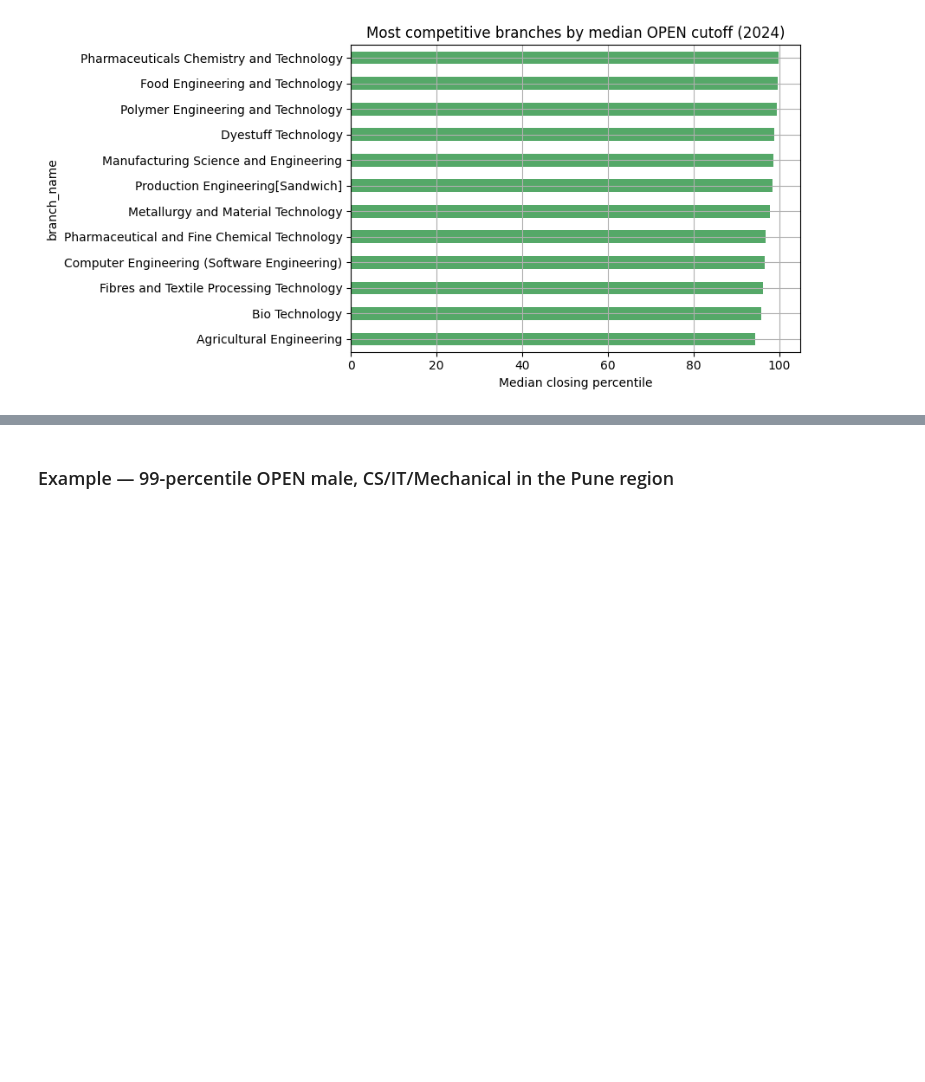
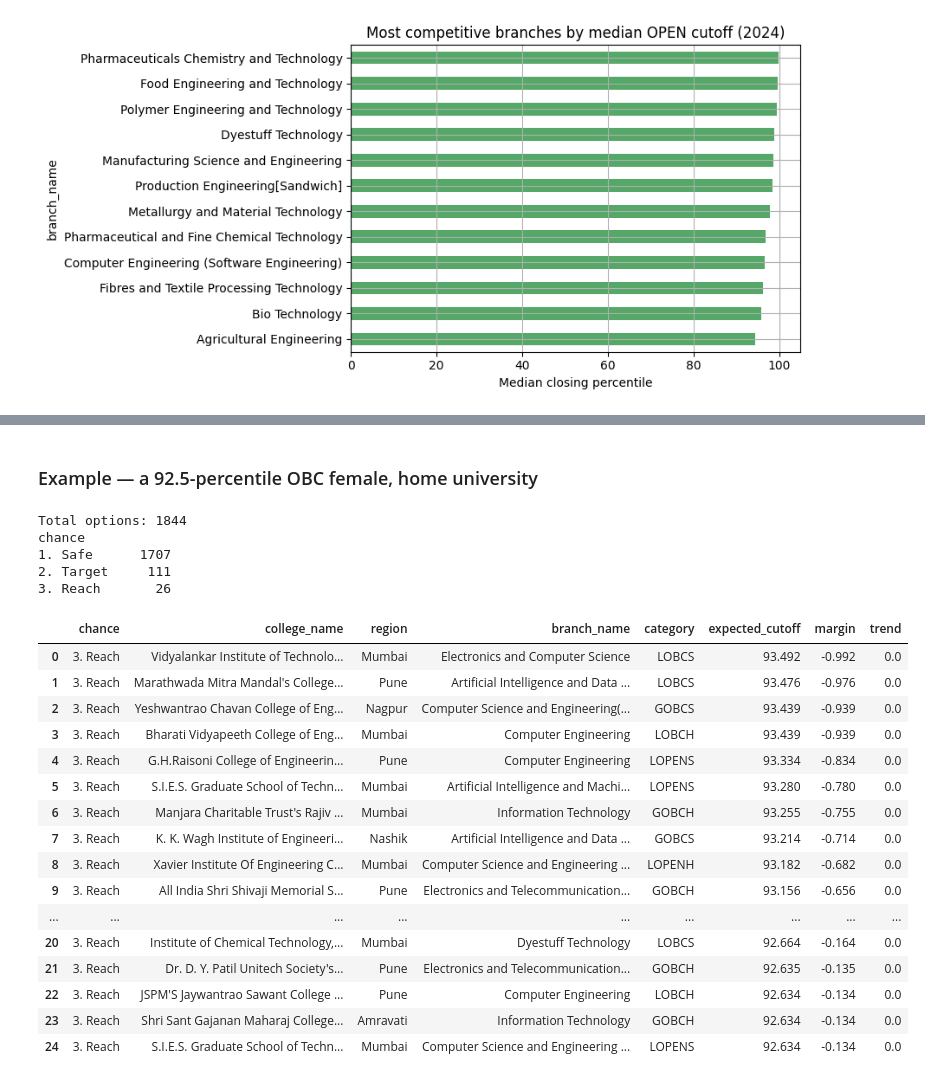
Before and after one commit to Abhishek-Jumale/mhtcet-college-predictor, a Jupyter notebook: mhtcet_college_predictor.ipynb, the cells around one changed output, grey strips where cells are left out. Drawn from its saved outputs; the diff is of its cells as text; code cells hidden in the pictures; blank space fills up the shorter version.

```diff
--- a/mhtcet_college_predictor.ipynb
+++ b/mhtcet_college_predictor.ipynb
@@ -226,5 +275,33 @@ def predict_colleges(percentile, social='OPEN', gender='male', home_university=T
     out['expected_cutoff'] = out['expected_cutoff'].round(3)
     out['margin'] = out['margin'].round(3)
     return out.head(top_n) if top_n else out
-# %% [markdown]
-### Example — 99-percentile OPEN male, CS/IT/Mechanical in the Pune region
+# %% [markdown]
+### Example — a 92.5-percentile OBC female, home university
+# %%
+result = predict_colleges(percentile=92.5, social='OBC', gender='female', home_university=True)
+print('Total options:', len(result))
+print(result['chance'].value_counts().sort_index().to_string())
+result.head(25)
+# %% [output]
+Total options: 1844
+chance
+1. Safe      1707
+2. Target     111
+3. Reach       26
+|  | chance | college_name | region | branch_name | category | expected_cutoff | margin | trend |
+| 0 | 3. Reach | Vidyalankar Institute of Technolo... | Mumbai | Electronics and Computer Science | LOBCS | 93.492 | -0.992 | 0.0 |
+| 1 | 3. Reach | Marathwada Mitra Mandal's College... | Pune | Artificial Intelligence and Data ... | LOBCS | 93.476 | -0.976 | 0.0 |
+| 2 | 3. Reach | Yeshwantrao Chavan College of Eng... | Nagpur | Computer Science and Engineering(... | GOBCS | 93.439 | -0.939 | 0.0 |
+| 3 | 3. Reach | Bharati Vidyapeeth College of Eng... | Mumbai | Computer Engineering | LOBCH | 93.439 | -0.939 | 0.0 |
+| 4 | 3. Reach | G.H.Raisoni College of Engineerin... | Pune | Computer Engineering | LOPENS | 93.334 | -0.834 | 0.0 |
+| 5 | 3. Reach | S.I.E.S. Graduate School of Techn... | Mumbai | Artificial Intelligence and Machi... | LOPENS | 93.280 | -0.780 | 0.0 |
+| 6 | 3. Reach | Manjara Charitable Trust's Rajiv ... | Mumbai | Information Technology | GOBCH | 93.255 | -0.755 | 0.0 |
+| 7 | 3. Reach | K. K. Wagh Institute of Engineeri... | Nashik | Artificial Intelligence and Data ... | GOBCS | 93.214 | -0.714 | 0.0 |
+| 8 | 3. Reach | Xavier Institute Of Engineering C... | Mumbai | Computer Science and Engineering ... | LOPENH | 93.182 | -0.682 | 0.0 |
+| 9 | 3. Reach | All India Shri Shivaji Memorial S... | Pune | Electronics and Telecommunication... | GOBCH | 93.156 | -0.656 | 0.0 |
+| ... | ... | ... | ... | ... | ... | ... | ... | ... |
+| 20 | 3. Reach | Institute of Chemical Technology,... | Mumbai | Dyestuff Technology | LOBCS | 92.664 | -0.164 | 0.0 |
+| 21 | 3. Reach | Dr. D. Y. Patil Unitech Society's... | Pune | Electronics and Telecommunication... | GOBCH | 92.635 | -0.135 | 0.0 |
+| 22 | 3. Reach | JSPM'S Jaywantrao Sawant College ... | Pune | Computer Engineering | LOBCH | 92.634 | -0.134 | 0.0 |
+| 23 | 3. Reach | Shri Sant Gajanan Maharaj College... | Amravati | Information Technology | GOBCH | 92.634 | -0.134 | 0.0 |
+| 24 | 3. Reach | S.I.E.S. Graduate School of Techn... | Mumbai | Computer Science and Engineering ... | LOPENS | 92.634 | -0.134 | 0.0 |
```
Also changed, not shown: parts of 26 cells of this notebook.
